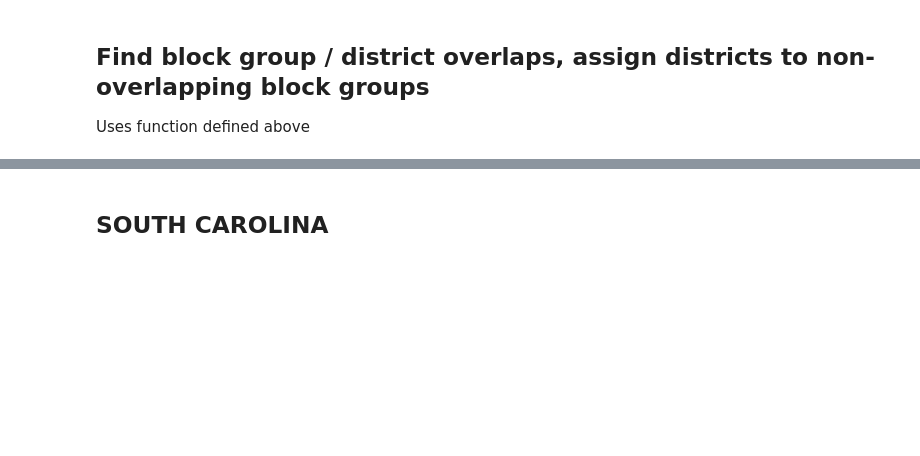
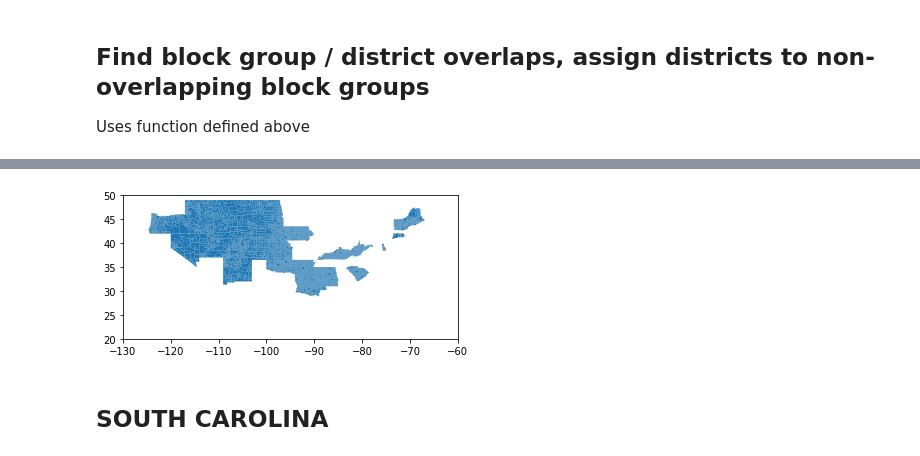
Before and after one commit to raddick/gerrymandering, a Jupyter notebook: gerrymander7.ipynb, the cells around one changed output, grey strips where cells are left out. Drawn from its saved outputs; the diff is of its cells as text; code cells hidden in the pictures; blank space fills up the shorter version.

Commit message:
Finished assigning block-based districts to all states

```diff
--- a/gerrymander7.ipynb
+++ b/gerrymander7.ipynb
@@ -429,0 +697,31 @@ IndexError: index 0 is out of bounds for axis 0 with size 0
+# %%
+s = time.time()
+z = pandas.read_csv(output_dir+'block_group_with_district_1_7.csv', index_col='GEOID')
+bg_file_list = [shapefiledir+'BG/'+x for x in os.listdir(shapefiledir+'BG/') if ((x[-4:] == '.shp'))]
+bg_gdf = geopandas.GeoDataFrame()
+for i in range(0, len(bg_file_list)):
+    if (debug >= 1):
+        if ((np.mod(i,10) == 0) | (i == len(bg_file_list)-1)):
+            print('\tReading file {0:,.0f} of {1:,.0f}...'.format(i+1, len(bg_file_list)))
+    bg_gdf_i = geopandas.read_file(bg_file_list[i])
+    bg_gdf = pandas.concat((bg_gdf, bg_gdf_i), axis=0, sort=False)
+e = time.time()
+print('done in {0:,.1f} seconds'.format(e-s))
+
+
+s = time.time()
+print('converting block group identifiers to numeric...')
+bg_gdf.loc[:, 'STATEFP'] = pandas.to_numeric(bg_gdf['STATEFP'], errors='coerce')
+bg_gdf.loc[:, 'COUNTYFP'] = pandas.to_numeric(bg_gdf['COUNTYFP'], errors='coerce')
+bg_gdf.loc[:, 'TRACTCE'] = pandas.to_numeric(bg_gdf['TRACTCE'].apply(lambda x: str(x)[0:4]+'.'+str(x)[4:]), errors='coerce')
+bg_gdf.loc[:, 'BLKGRPCE'] = pandas.to_numeric(bg_gdf['BLKGRPCE'], errors='coerce')
+
+
+print('assigning GEOID as index...')
+bg_gdf.loc[:, 'GEOID'] = bg_gdf['GEOID'].apply(lambda x: '15000US'+str(x))#
+bg_gdf = bg_gdf.set_index('GEOID')
+
+newtestgdf = geopandas.GeoDataFrame(data=z.join(bg_gdf.geometry, how='left'), crs=bg_gdf.crs, geometry='geometry')
+
+e = time.time()
+print('done in {0:,.1f} seconds'.format(e-s))
@@ -430,3 +739,11 @@ IndexError: index 0 is out of bounds for axis 0 with size 0
+# %%
+fig,ax = plt.subplots(1,1)
+newtestgdf.plot(ax=ax)
+plt.xlim(-130,-60)
+plt.ylim(20,50)
+plt.show()
+# %% [output]
+[figure, added]
 # %% [markdown]
 ## SOUTH CAROLINA
 # %%
```
Also changed, not shown: parts of 22 cells of this notebook, 8 other files.
